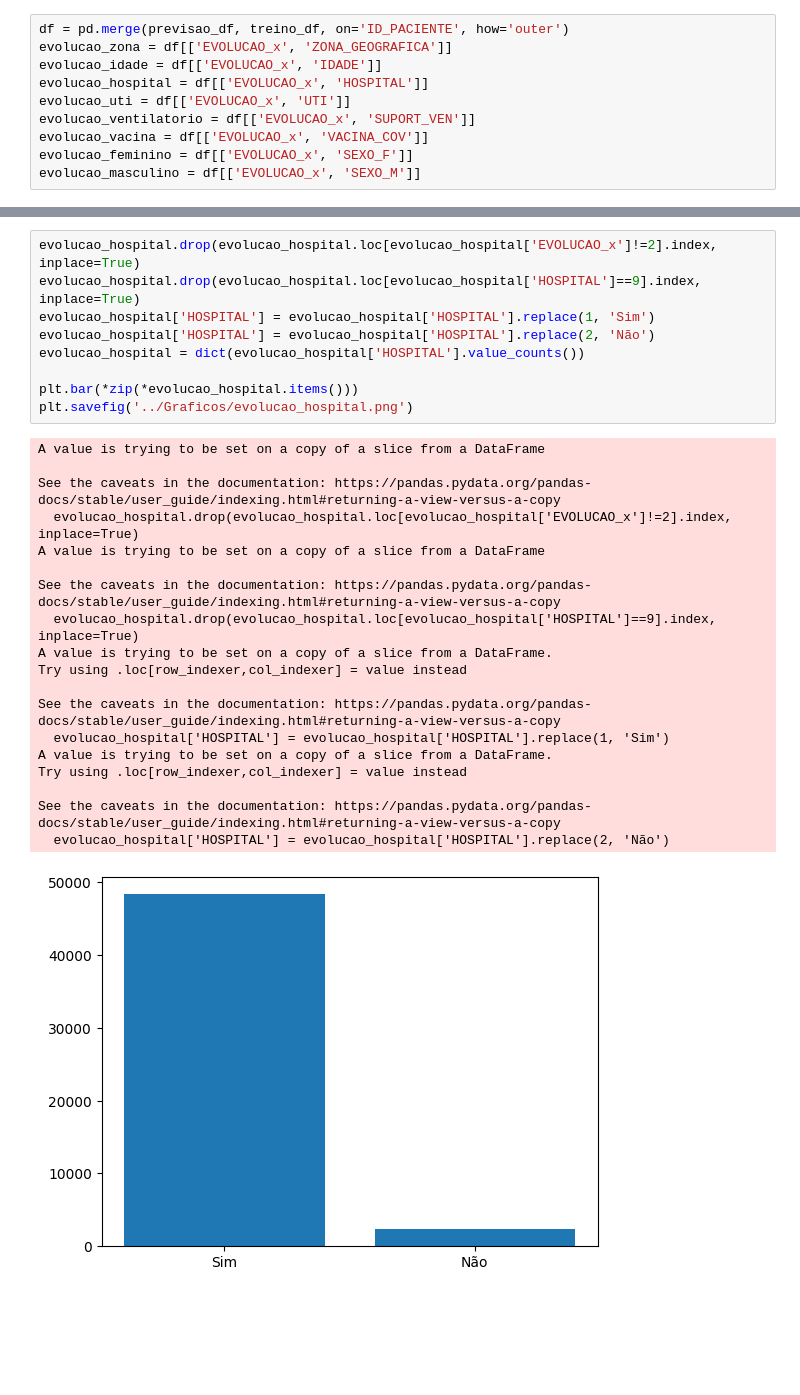
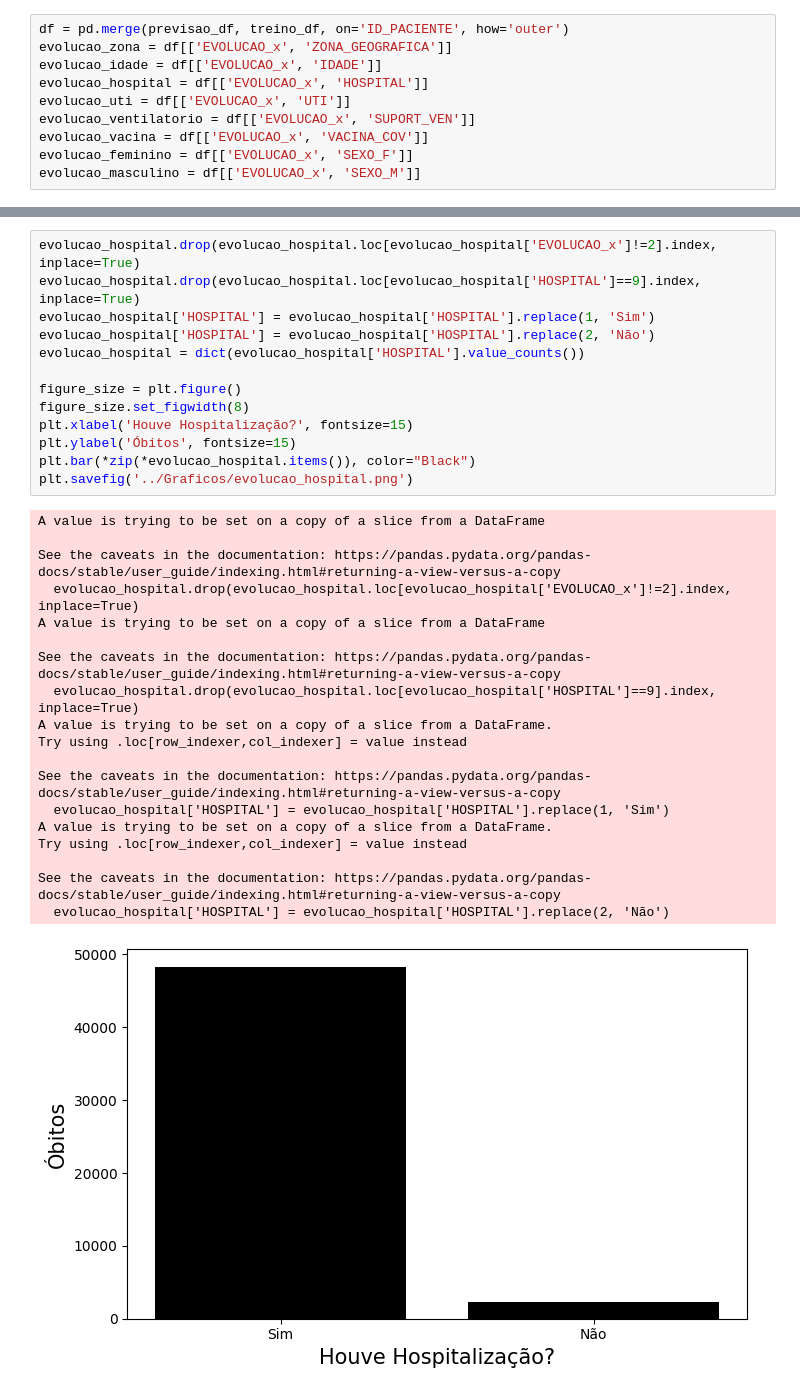
Before and after one commit to Josney2Pelotas/COVInfo, a Jupyter notebook: Código/TCC_Graficos.ipynb, the cells around one changed output, grey strips where cells are left out. Drawn from its saved outputs; the diff is of its cells as text; blank space fills up the shorter version.

```diff
--- a/Código/TCC_Graficos.ipynb
+++ b/Código/TCC_Graficos.ipynb
@@ -73,32 +80,36 @@ See the caveats in the documentation: https://pandas.pydata.org/pandas-docs/stab
 # %%
 evolucao_hospital.drop(evolucao_hospital.loc[evolucao_hospital['EVOLUCAO_x']!=2].index, inplace=True)
 evolucao_hospital.drop(evolucao_hospital.loc[evolucao_hospital['HOSPITAL']==9].index, inplace=True)
 evolucao_hospital['HOSPITAL'] = evolucao_hospital['HOSPITAL'].replace(1, 'Sim')
 evolucao_hospital['HOSPITAL'] = evolucao_hospital['HOSPITAL'].replace(2, 'Não')
 evolucao_hospital = dict(evolucao_hospital['HOSPITAL'].value_counts())
 
-plt.bar(*zip(*evolucao_hospital.items()))
+figure_size = plt.figure()
+figure_size.set_figwidth(8)
+plt.xlabel('Houve Hospitalização?', fontsize=15)
+plt.ylabel('Óbitos', fontsize=15)
+plt.bar(*zip(*evolucao_hospital.items()), color="Black")
 plt.savefig('../Graficos/evolucao_hospital.png')
 # %% [output]
 A value is trying to be set on a copy of a slice from a DataFrame
 
 See the caveats in the documentation: https://pandas.pydata.org/pandas-docs/stable/user_guide/indexing.html#returning-a-view-versus-a-copy
   evolucao_hospital.drop(evolucao_hospital.loc[evolucao_hospital['EVOLUCAO_x']!=2].index, inplace=True)
 A value is trying to be set on a copy of a slice from a DataFrame
 
 See the caveats in the documentation: https://pandas.pydata.org/pandas-docs/stable/user_guide/indexing.html#returning-a-view-versus-a-copy
   evolucao_hospital.drop(evolucao_hospital.loc[evolucao_hospital['HOSPITAL']==9].index, inplace=True)
 A value is trying to be set on a copy of a slice from a DataFrame.
 Try using .loc[row_indexer,col_indexer] = value instead
 
 See the caveats in the documentation: https://pandas.pydata.org/pandas-docs/stable/user_guide/indexing.html#returning-a-view-versus-a-copy
   evolucao_hospital['HOSPITAL'] = evolucao_hospital['HOSPITAL'].replace(1, 'Sim')
 A value is trying to be set on a copy of a slice from a DataFrame.
 Try using .loc[row_indexer,col_indexer] = value instead
 
 See the caveats in the documentation: https://pandas.pydata.org/pandas-docs/stable/user_guide/indexing.html#returning-a-view-versus-a-copy
   evolucao_hospital['HOSPITAL'] = evolucao_hospital['HOSPITAL'].replace(2, 'Não')
-[figure, old version]
+[figure, new version]
 # %%
 evolucao_uti.drop(evolucao_uti.loc[evolucao_uti['EVOLUCAO_x']!=2].index, inplace=True)
 evolucao_uti.drop(evolucao_uti.loc[evolucao_uti['UTI']==9].index, inplace=True)
```
Also changed, not shown: parts of 6 cells of this notebook, 8 other files.
